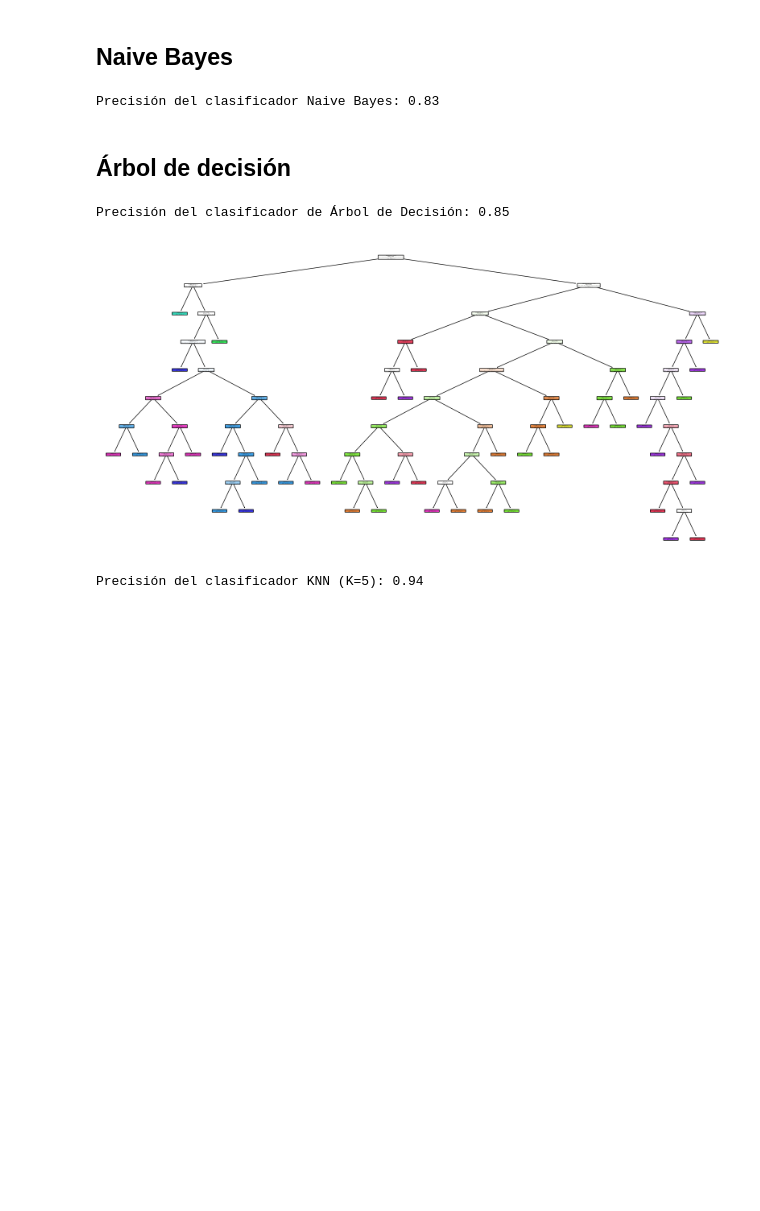
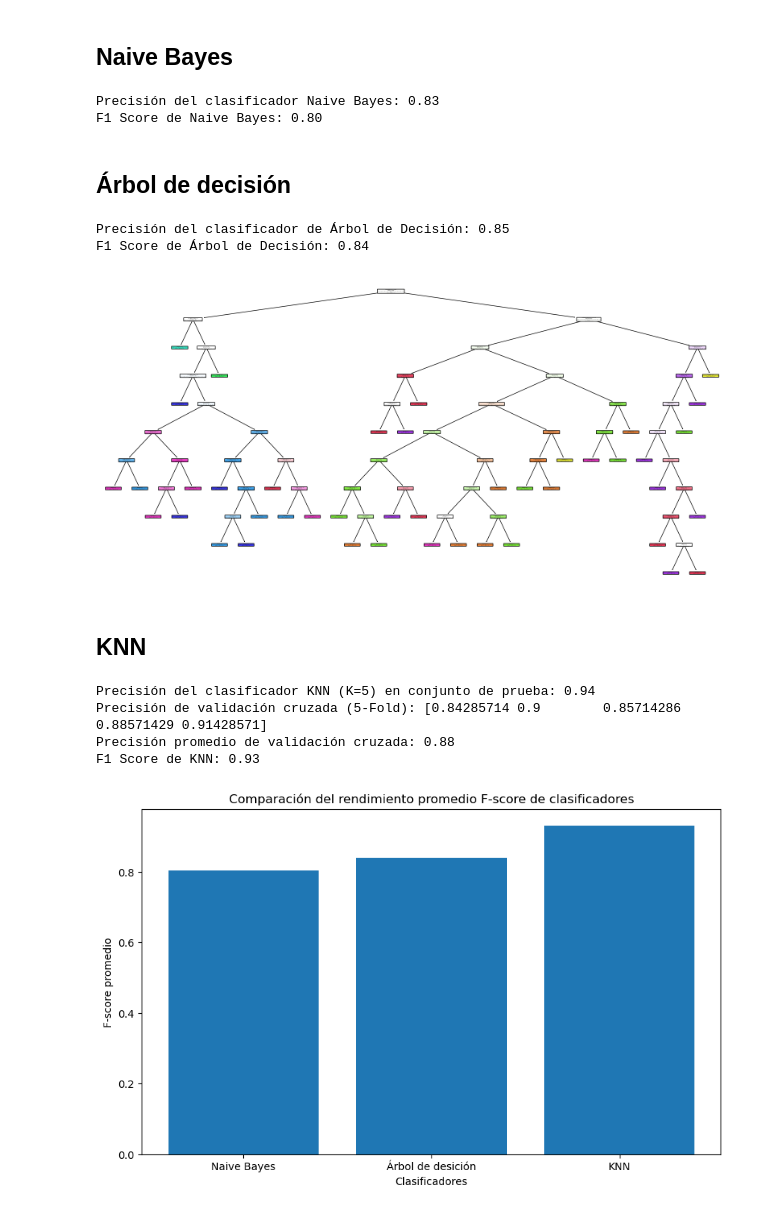
Before and after one commit to Mario-Rivera-A/Tarea4_RPI, a Jupyter notebook: tarea4.ipynb, the cells around one changed output. Drawn from its saved outputs; the diff is of its cells as text; code cells hidden in the pictures; blank space fills up the shorter version.

```diff
--- a/tarea4.ipynb
+++ b/tarea4.ipynb
@@ -346,7 +370,8 @@ display(df_red_dim)
 # %% [markdown]
 ## Naive Bayes
 # %%
-from sklearn.model_selection import train_test_split
+from sklearn.model_selection import train_test_split, cross_val_score
+from sklearn.metrics import f1_score
 from sklearn.naive_bayes import GaussianNB
 from sklearn.metrics import accuracy_score
 
@@ -373,8 +398,12 @@ y_pred = nb_classifier.predict(X_test)
 # Calcular y mostrar la precisión
 accuracy = accuracy_score(y_test, y_pred)
 print(f"Precisión del clasificador Naive Bayes: {accuracy:.2f}")
+
+f1_nb = f1_score(y_test, y_pred, average='macro')
+print(f"F1 Score de Naive Bayes: {f1_nb:.2f}")
 # %% [output]
 Precisión del clasificador Naive Bayes: 0.83
+F1 Score de Naive Bayes: 0.80
 # %% [markdown]
 ## Árbol de decisión
 # %%
@@ -405,6 +434,8 @@ y_pred = dt_classifier.predict(X_test)
 accuracy = accuracy_score(y_test, y_pred)
 print(f"Precisión del clasificador de Árbol de Decisión: {accuracy:.2f}")
 
+f1_tree = f1_score(y_test, y_pred, average='macro')
+print(f"F1 Score de Árbol de Decisión: {f1_tree:.2f}")
 
 
 # Graficar el árbol de decisión
@@ -413,9 +444,14 @@ plot_tree(dt_classifier, feature_names=X.columns, class_names=y.unique(), filled
 plt.show()
 # %% [output]
 Precisión del clasificador de Árbol de Decisión: 0.85
+F1 Score de Árbol de Decisión: 0.84
 [figure]
+# %% [markdown]
+## KNN
 # %%
 from sklearn.neighbors import KNeighborsClassifier
+from sklearn.model_selection import train_test_split, cross_val_score
+from sklearn.metrics import accuracy_score
 
 # Usando el dataframe 'df_red_dim' para entrenar el clasificador KNN con K=5
 
@@ -430,14 +466,40 @@ X_train, X_test, y_train, y_test = train_test_split(X, y, test_size=0.3, random_
 # Crear el clasificador KNN con K=5
 knn_classifier = KNeighborsClassifier(n_neighbors=5)
 
-# Entrenar el clasificador
+# Validación cruzada con 5 particiones (5-Fold Cross Validation)
+cv_scores = cross_val_score(knn_classifier, X_train, y_train, cv=5)
+
+# Entrenar el clasificador en el conjunto de entrenamiento
 knn_classifier.fit(X_train, y_train)
 
-# Realizar predicciones
+# Realizar predicciones en el conjunto de prueba
 y_pred = knn_classifier.predict(X_test)
 
-# Calcular y mostrar la precisión
+# Calcular y mostrar la precisión en el conjunto de prueba
 accuracy = accuracy_score(y_test, y_pred)
-print(f"Precisión del clasificador KNN (K=5): {accuracy:.2f}")
+print(f"Precisión del clasificador KNN (K=5) en conjunto de prueba: {accuracy:.2f}")
+
+# Mostrar los resultados de validación cruzada
+print(f"Precisión de validación cruzada (5-Fold): {cv_scores}")
+print(f"Precisión promedio de validación cruzada: {cv_scores.mean():.2f}")
+
+f1_knn = f1_score(y_test, y_pred, average='macro')
+print(f"F1 Score de KNN: {f1_knn:.2f}")
 # %% [output]
-Precisión del clasificador KNN (K=5): 0.94
+Precisión del clasificador KNN (K=5) en conjunto de prueba: 0.94
+Precisión de validación cruzada (5-Fold): [0.84285714 0.9        0.85714286 0.88571429 0.91428571]
+Precisión promedio de validación cruzada: 0.88
+F1 Score de KNN: 0.93
+# %%
+f1_scores = [f1_nb, f1_tree, f1_knn]
+nombres = ['Naive Bayes', 'Árbol de desición', 'KNN']
+
+
+plt.figure(figsize=(10, 6))
+plt.bar(nombres, f1_scores)
+plt.xlabel('Clasificadores')
+plt.ylabel('F-score promedio')
+plt.title('Comparación del rendimiento promedio F-score de clasificadores')
+plt.show()
+# %% [output]
+[figure, added]
```
Also changed, not shown: parts of 8 cells of this notebook.
